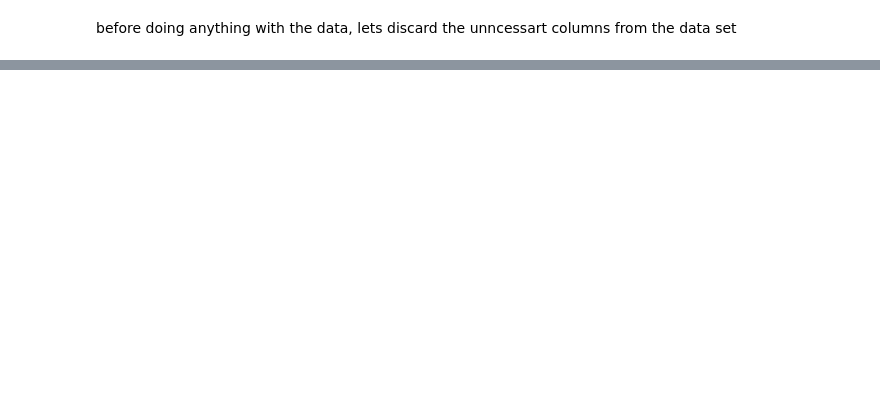
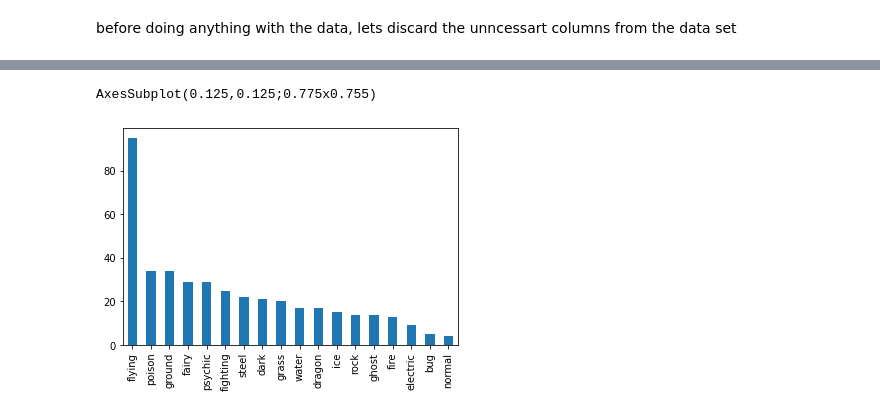
Before and after one commit to zacker232423/Pokemon-Project, a Jupyter notebook: pokemon.ipynb, the cells around one changed output, grey strips where cells are left out. Cells and saved outputs as stored; diff of their text form; code cells hidden in the pictures; blank space fills up the shorter version.

```diff
--- a/pokemon.ipynb
+++ b/pokemon.ipynb
@@ -14,0 +92,6 @@ NameError: name 'pokemon_df' is not defined
+# %%
+type2 = pokemon_df['type2'].value_counts().plot(kind='bar')
+print (type2)
+# %% [output]
+AxesSubplot(0.125,0.125;0.775x0.755)
+[figure, added]
```
Also changed, not shown: parts of 5 cells of this notebook.
